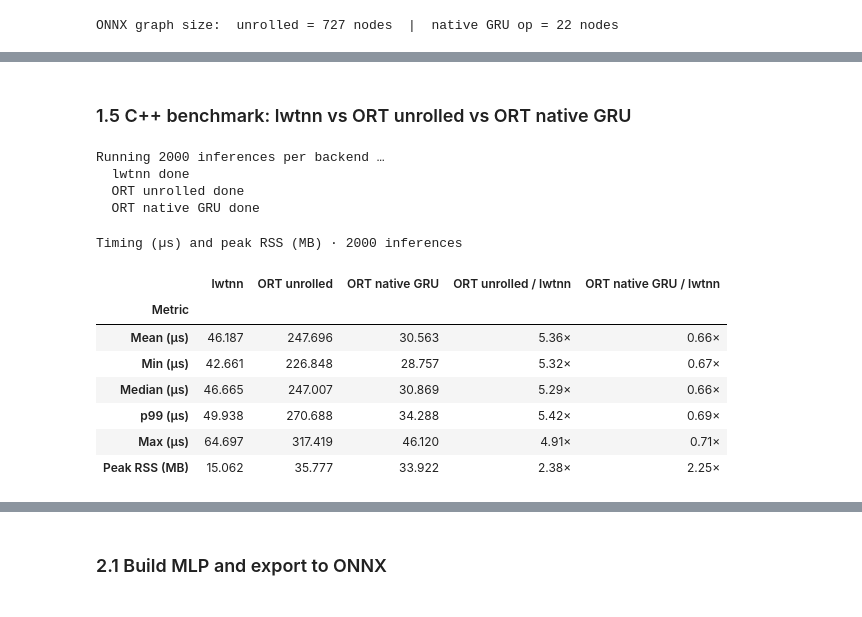
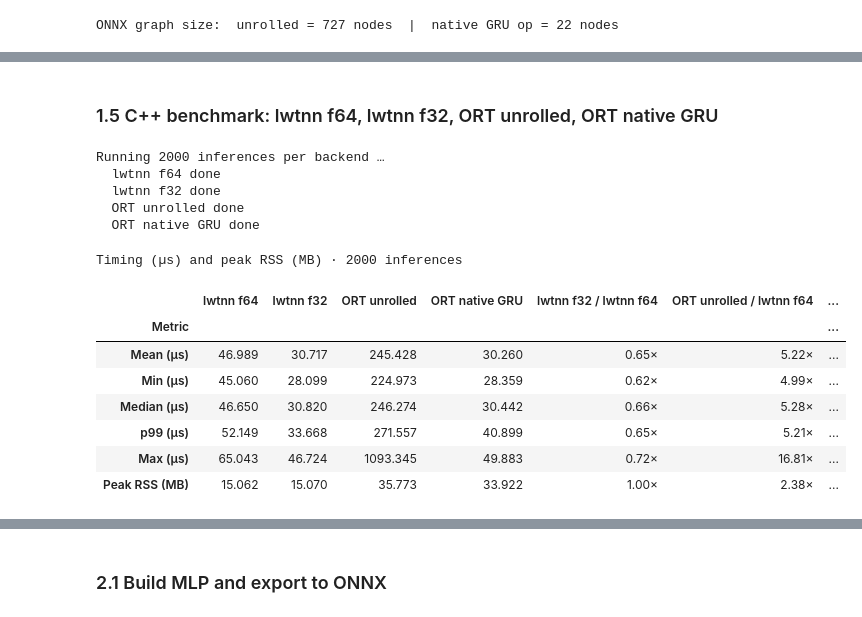
Before and after one commit to trahxam/lwtnn, a Jupyter notebook: notebooks/lwtnn_vs_onnx_benchmark.ipynb, the cells around one changed output, grey strips where cells are left out. Drawn from its saved outputs; the diff is of its cells as text; code cells hidden in the pictures.

```diff
--- a/notebooks/lwtnn_vs_onnx_benchmark.ipynb
+++ b/notebooks/lwtnn_vs_onnx_benchmark.ipynb
@@ -35,11 +35,14 @@ REPO_ROOT = Path("../").resolve()
 BUILD_DIR = REPO_ROOT / "build"
 CONVERTER  = REPO_ROOT / "converters" / "keras2json.py"
 
-LWTNN_RNN_BENCH = BUILD_DIR / "bin" / "lwtnn-bench-inference"
-LWTNN_MLP_BENCH = BUILD_DIR / "bin" / "lwtnn-bench-mlp"
-ORT_BENCH       = BUILD_DIR / "bin" / "ort-bench-inference"
+LWTNN_RNN_BENCH     = BUILD_DIR / "bin" / "lwtnn-bench-inference"
+LWTNN_RNN_F32_BENCH = BUILD_DIR / "bin" / "lwtnn-bench-inference-f32"
+LWTNN_MLP_BENCH     = BUILD_DIR / "bin" / "lwtnn-bench-mlp"
+LWTNN_MLP_F32_BENCH = BUILD_DIR / "bin" / "lwtnn-bench-mlp-f32"
+ORT_BENCH           = BUILD_DIR / "bin" / "ort-bench-inference"
 
-for b in [LWTNN_RNN_BENCH, LWTNN_MLP_BENCH, ORT_BENCH]:
+for b in [LWTNN_RNN_BENCH, LWTNN_RNN_F32_BENCH,
+          LWTNN_MLP_BENCH, LWTNN_MLP_F32_BENCH, ORT_BENCH]:
     assert b.exists(), f"Binary not found: {b} — run: cmake --build {BUILD_DIR}"
 
 print("All binaries found.")
@@ -147,8 +147,7 @@ Input: 19 features × 20 time-steps.  Sequence model from lwtnn's own test suite
 # %% [markdown]
 ### 1.1  Download test data and convert to lwtnn JSON
 # %%
-gru_tmpdir = tempfile.mkdtemp(prefix="lwtnn_gru_")
-gru_tmpdir = Path(gru_tmpdir)
+gru_tmpdir = Path(tempfile.mkdtemp(prefix="lwtnn_gru_"))
 
 print("Downloading GRU test data …")
 tgz_path = gru_tmpdir / "GRU.tgz"
@@ -424,47 +363,46 @@ GRU: output comparison across backends
 | pb | 0.9406620 | 0.9406618 | 0.9406617 | 0.9406615 | 1.52e-07 | 4.50e-07 |
 | ptau | 0.0388746 | 0.0388745 | 0.0388746 | 0.0388747 | 7.07e-08 | 8.20e-08 |
 # %% [markdown]
-### 1.5  C++ benchmark: lwtnn vs ORT unrolled vs ORT native GRU
+### 1.5  C++ benchmark: lwtnn f64, lwtnn f32, ORT unrolled, ORT native GRU
 # %%
 print(f"Running {N_INFERENCES} inferences per backend …")
 
-gru_lwtnn_kv = run_bin(LWTNN_RNN_BENCH, lwtnn_gru_json, "--n-inferences", N_INFERENCES)
-print("  lwtnn done")
+gru_lwtnn_f64_kv = run_bin(LWTNN_RNN_BENCH, lwtnn_gru_json, "--n-inferences", N_INFERENCES)
+print("  lwtnn f64 done")
+
+gru_lwtnn_f32_kv = run_bin(LWTNN_RNN_F32_BENCH, lwtnn_gru_json, "--n-inferences", N_INFERENCES)
+print("  lwtnn f32 done")
 
 gru_ort_unrolled_kv = run_bin(
     ORT_BENCH, gru_onnx_unrolled,
-    "--n-inferences", N_INFERENCES,
-    "--n-inputs",     n_gru_inputs,
-    "--n-timesteps",  N_PATTERNS,
-)
+    "--n-inferences", N_INFERENCES, "--n-inputs", n_gru_inputs, "--n-timesteps", N_PATTERNS)
 print("  ORT unrolled done")
 
 gru_ort_native_kv = run_bin(
     ORT_BENCH, gru_onnx_native,
-    "--n-inferences", N_INFERENCES,
-    "--n-inputs",     n_gru_inputs,
-    "--n-timesteps",  N_PATTERNS,
-)
+    "--n-inferences", N_INFERENCES, "--n-inputs", n_gru_inputs, "--n-timesteps", N_PATTERNS)
 print("  ORT native GRU done")
 
 gru_bench_df = bench_to_df({
-    "lwtnn":           gru_lwtnn_kv,
-    "ORT unrolled":    gru_ort_unrolled_kv,
-    "ORT native GRU":  gru_ort_native_kv,
+    "lwtnn f64":      gru_lwtnn_f64_kv,
+    "lwtnn f32":      gru_lwtnn_f32_kv,
+    "ORT unrolled":   gru_ort_unrolled_kv,
+    "ORT native GRU": gru_ort_native_kv,
 })
-show_bench_df(gru_bench_df, baseline_col="lwtnn")
+show_bench_df(gru_bench_df, baseline_col="lwtnn f64")
 # %% [output]
 Running 2000 inferences per backend …
-  lwtnn done
+  lwtnn f64 done
+  lwtnn f32 done
   ORT unrolled done
   ORT native GRU done
 Timing (µs) and peak RSS (MB) · 2000 inferences
-|  | lwtnn | ORT unrolled | ORT native GRU | ORT unrolled / lwtnn | ORT native GRU / lwtnn |
-| Metric |  |  |  |  |  |
-| Mean (µs) | 46.187 | 247.696 | 30.563 | 5.36× | 0.66× |
-| Min (µs) | 42.661 | 226.848 | 28.757 | 5.32× | 0.67× |
-| Median (µs) | 46.665 | 247.007 | 30.869 | 5.29× | 0.66× |
-| p99 (µs) | 49.938 | 270.688 | 34.288 | 5.42× | 0.69× |
-| Max (µs) | 64.697 | 317.419 | 46.120 | 4.91× | 0.71× |
-| Peak RSS (MB) | 15.062 | 35.777 | 33.922 | 2.38× | 2.25× |
+|  | lwtnn f64 | lwtnn f32 | ORT unrolled | ORT native GRU | lwtnn f32 / lwtnn f64 | ORT unrolled / lwtnn f64 | ... |
+| Metric |  |  |  |  |  |  | ... |
+| Mean (µs) | 46.989 | 30.717 | 245.428 | 30.260 | 0.65× | 5.22× | ... |
+| Min (µs) | 45.060 | 28.099 | 224.973 | 28.359 | 0.62× | 4.99× | ... |
+| Median (µs) | 46.650 | 30.820 | 246.274 | 30.442 | 0.66× | 5.28× | ... |
+| p99 (µs) | 52.149 | 33.668 | 271.557 | 40.899 | 0.65× | 5.21× | ... |
+| Max (µs) | 65.043 | 46.724 | 1093.345 | 49.883 | 0.72× | 16.81× | ... |
+| Peak RSS (MB) | 15.062 | 15.070 | 35.773 | 33.922 | 1.00× | 2.38× | ... |
 # %%
```
Also changed, not shown: parts of 22 cells of this notebook, 2 other files.
